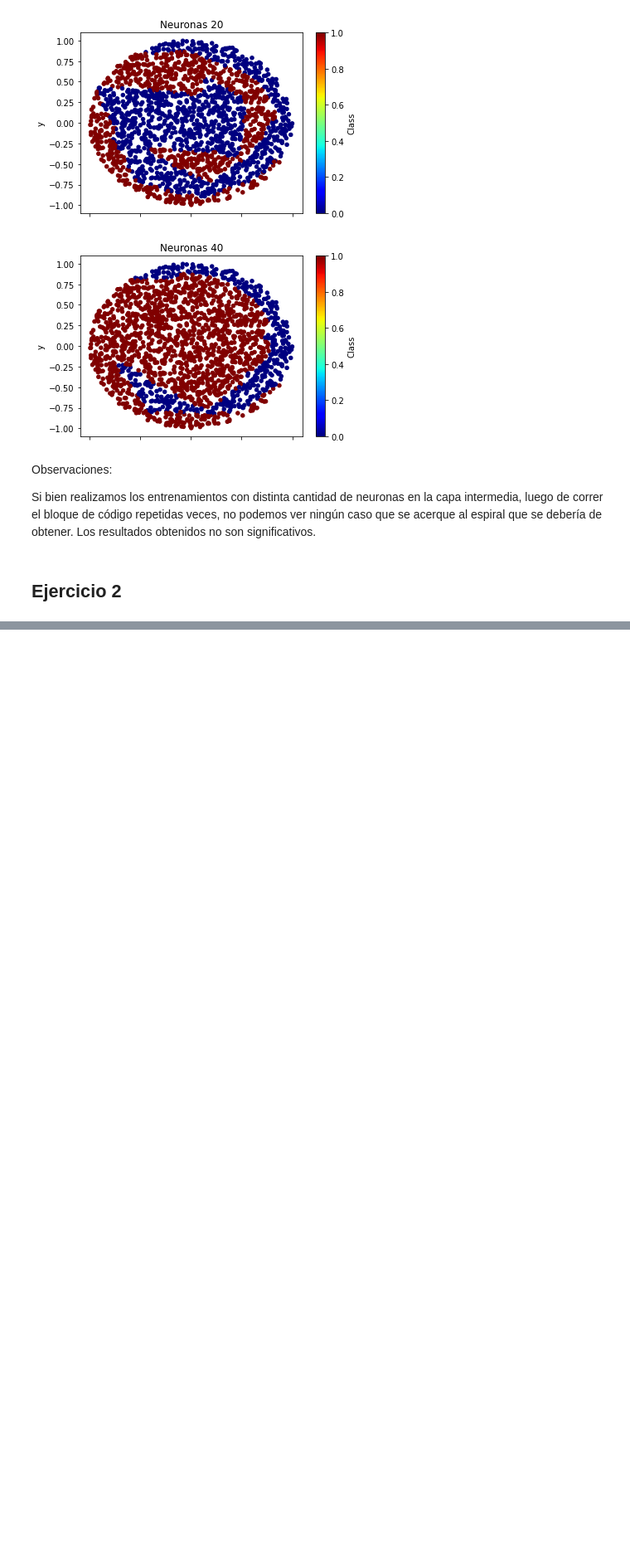
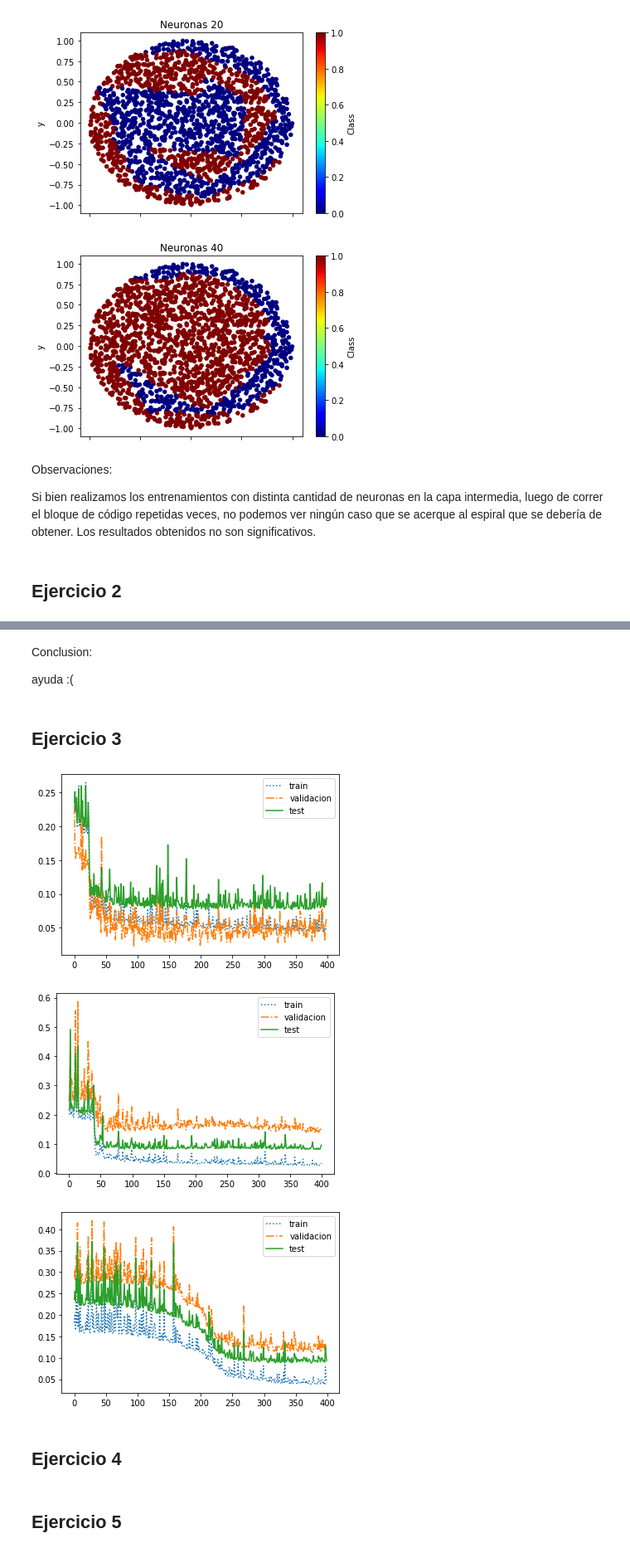
Before and after one commit to natimellino/IAA, a Jupyter notebook: TP2/ANN.ipynb, the cells around one changed output, grey strips where cells are left out. Shown: that part at 83% size. Saved outputs shown, nothing was run; the diff lists cells and outputs as text; code cells hidden in the pictures; blank space fills up the shorter version.

```diff
--- a/TP2/ANN.ipynb
+++ b/TP2/ANN.ipynb
@@ -37,9 +37,10 @@ MLPRegressor(activation='logistic', alpha=0.0, batch_size=1,
 
 def entrenar_red_regresion(red, evaluaciones, X_train, y_train, X_val, y_val, X_test, y_test):
     best_red = None
-    error_train = None
-    error_val = None
-    error_test = None
+    best_error = None
+    error_train = []
+    error_val = []
+    error_test = []
     for i in range(evaluaciones):
         # Entrenamos
         model = red.fit(X_train, y_train)
@@ -52,11 +53,12 @@ def entrenar_red_regresion(red, evaluaciones, X_train, y_train, X_val, y_val, X_
         current_error_val = sk.metrics.mean_squared_error(y_val, pred_val)
         current_error_test = sk.metrics.mean_squared_error(y_test, pred_test)
 
-        if error_val is None or current_error_val < error_val:
+        if best_error is None or current_error_val < best_error:
+            best_error = current_error_val
             best_red = deepcopy(model)
-            error_train = current_error_train
-            error_test = current_error_test
-            error_val = current_error_val
+        error_train.append(current_error_train)
+        error_test.append(current_error_test)
+        error_val .append(current_error_val)
 
     return best_red, error_train, error_val, error_test
 # %%
@@ -251,0 +278,62 @@ ITER
+# %% [markdown]
+Conclusion:
+
+ayuda :(
+# %% [markdown]
+## Ejercicio 3
+# %%
+def ej3():
+    eta = 0.01 # lr
+    alfa = 0.9 # m
+    evaluaciones = 400
+    epocas = 50
+    neuronas = 30
+
+    data_cols = ['x', 'y', 'z', 'w', 'u', 'Val']
+    train_data = pd.read_csv('ikeda.data', names=data_cols, delim_whitespace=True)
+    test_data = (pd.read_csv('ikeda.test', names=data_cols, delim_whitespace=True)).sample(n = 2000)
+
+    test_sizes = [0.05, 0.25, 0.5]
+    for size in test_sizes:
+        X_train, X_val, y_train, y_val = train_test_split(
+            train_data.loc[ : , ['x', 'y', 'z', 'w', 'u'] ],
+            train_data.loc[ : , ['Val'] ],
+            test_size=size, # nos da la proporcion de ejemplos para el conj de validacion
+            random_state=0
+        )
+
+        r = MLPRegressor(hidden_layer_sizes=(neuronas,),
+                activation='logistic',
+                solver='sgd',
+                alpha=0.0,
+                batch_size=1,
+                learning_rate='constant',
+                learning_rate_init=eta,
+                momentum=alfa,
+                nesterovs_momentum=False,
+                tol=0.0,
+                warm_start=True,
+                max_iter=epocas
+        )
+
+        red, error_train, error_val, error_test = entrenar_red_regresion(
+            r,
+            evaluaciones,
+            X_train,
+            y_train,
+            X_val,
+            y_val,
+            test_data.loc[ : , ['x', 'y', 'z', 'w', 'u'] ],
+            test_data.loc[:, 'Val']
+        )
+
+        graficar_errores(error_train, error_val, error_test, evaluaciones)
+
+
+ej3()
+# %% [output]
+[figure, added]
+[figure, added]
+[figure, added]
+# %% [markdown]
+## Ejercicio 4
@@ -251,0 +345,2 @@ ITER
+# %% [markdown]
+## Ejercicio 5
```
Also changed, not shown: parts of 4 cells of this notebook, 2 other files.
